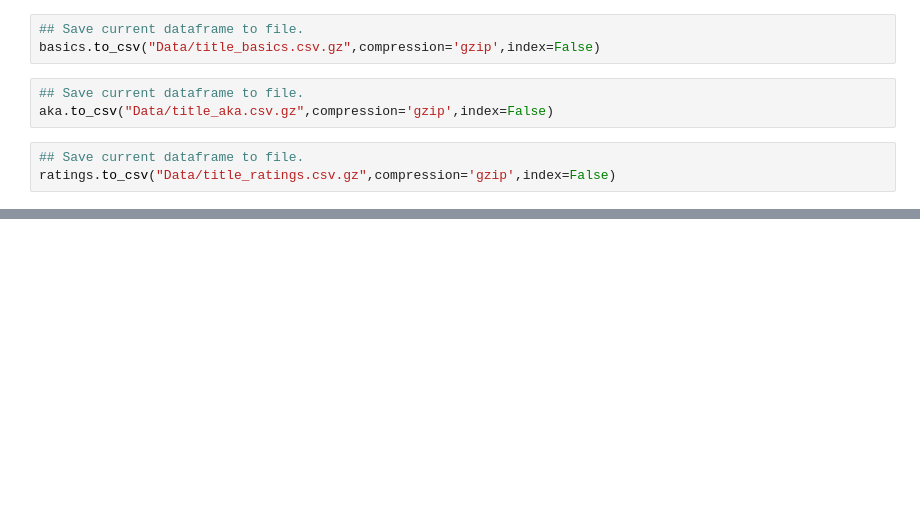
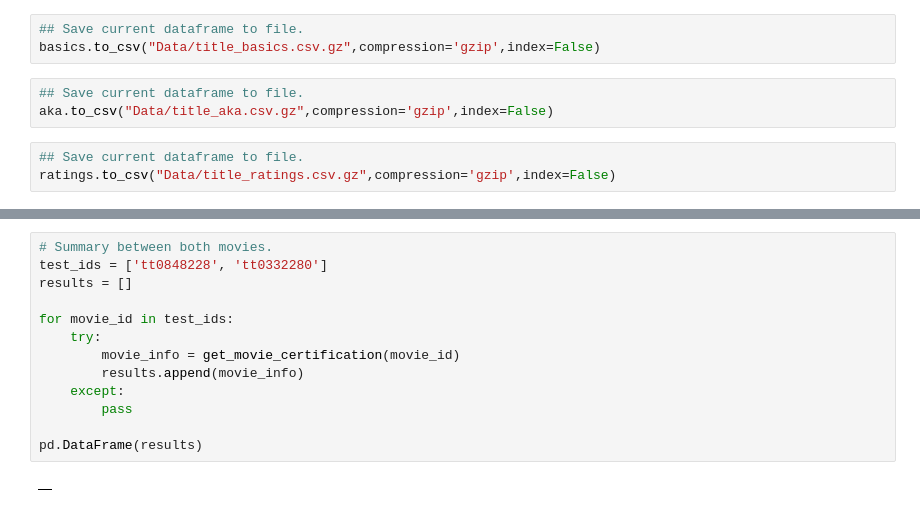
Before and after one commit to LarsonBodden/IMDB-s-Movie-Project, a Jupyter notebook: Project 3.ipynb, the cells around one changed output, grey strips where cells are left out. Saved outputs shown, nothing was run; the diff lists cells and outputs as text; blank space fills up the shorter version.

```diff
--- a/Project 3.ipynb
+++ b/Project 3.ipynb
@@ -220,0 +303,15 @@ ratings.to_csv("Data/title_ratings.csv.gz",compression='gzip',index=False)
+# %%
+# Summary between both movies.
+test_ids = ['tt0848228', 'tt0332280']
+results = []
+
+for movie_id in test_ids:
+    try:
+        movie_info = get_movie_certification(movie_id)
+        results.append(movie_info)
+    except:
+        pass
+
+pd.DataFrame(results)
+# %% [output]
+|  |
```
Also changed, not shown: parts of 26 cells of this notebook, 5 other files.
